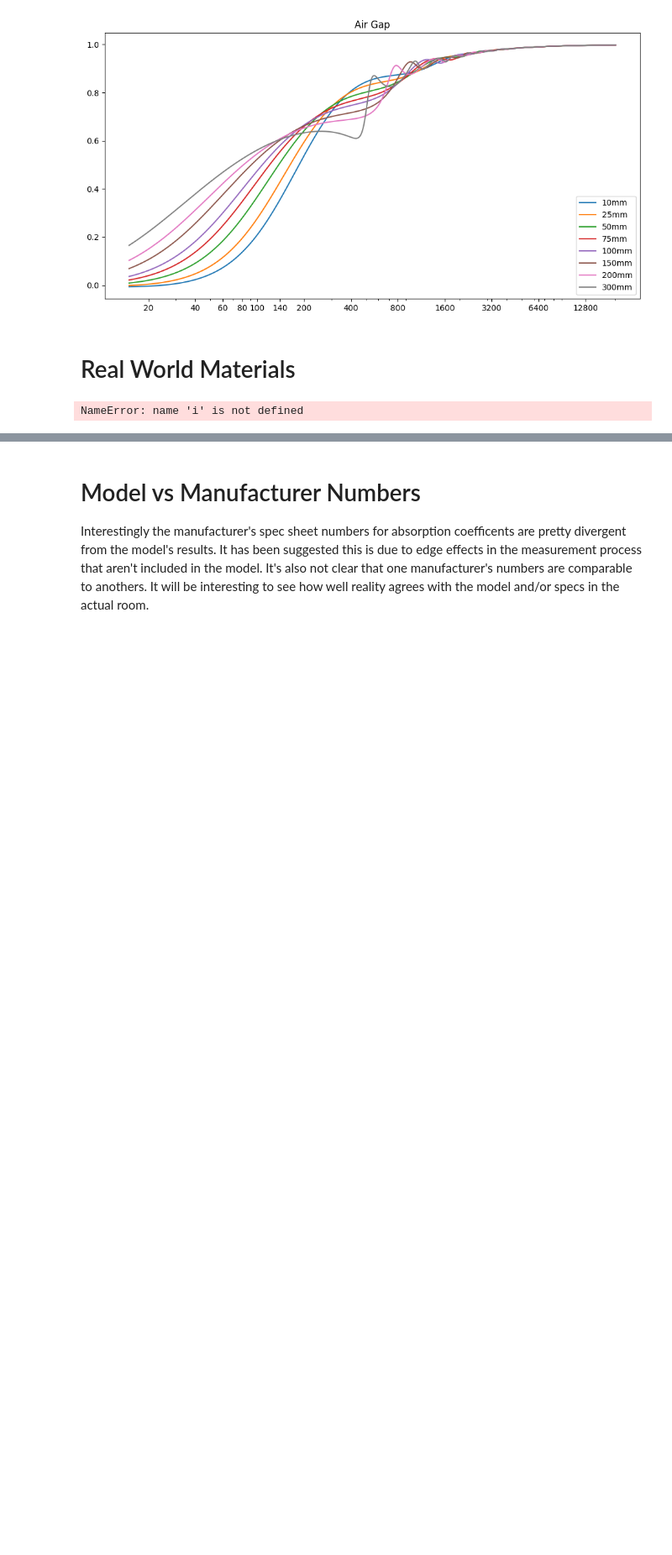
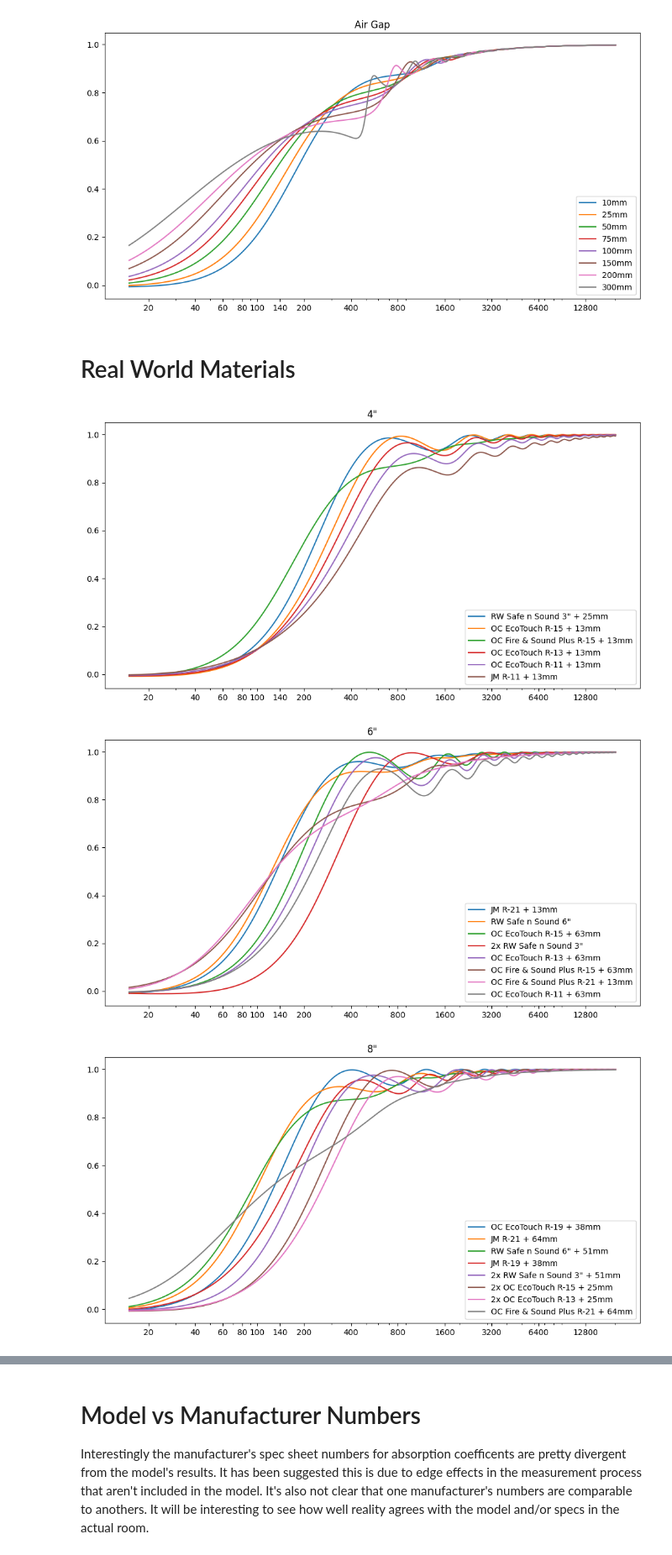
Before and after one commit to ross/acoustics, a Jupyter notebook: porous-absorbers/rigid-backed-porous-absorber.ipynb, the cells around one changed output, grey strips where cells are left out. Shown at 84% size. Saved outputs shown, nothing was run; the diff lists cells and outputs as text; code cells hidden in the pictures; blank space fills up the shorter version.

```diff
--- a/porous-absorbers/rigid-backed-porous-absorber.ipynb
+++ b/porous-absorbers/rigid-backed-porous-absorber.ipynb
@@ -96,29 +96,29 @@ ax = plot(
 # %%
 for depth in (4, 6, 8, 12):
     depth *= 0.0254
     configs = []
     for name, info in materials.items():
         thickness = info["thickness"]
         if thickness > depth:
             continue
         layers = np.floor(depth / thickness)
         air_gap = depth - (thickness * layers)
         a = porous_absorber(
             f, sigma=info["sigma"], thickness=thickness, air_gap=air_gap
         )
         if layers > 1:
             label = f"{layers:.0f}x {name}"
         else:
             label = name
         if air_gap > 0:
             label = f"{label} + {air_gap*1000:.0f}mm"
         configs.append((label, a, thickness / depth))
-        thickness += thickness
-        i += 1
 
     configs.sort(key=lambda d: sum(d[1]), reverse=True)
     configs = {c[0]: c[1] for c in configs[:8]}
 
     plot(f, configs, title=f'{depth / 0.0254:.0f}"', loc="lower right")
 # %% [output]
-NameError: name 'i' is not defined
+[figure, added]
+[figure, added]
+[figure, added]
```
Also changed, not shown: parts of 2 cells of this notebook, 3 other files.
